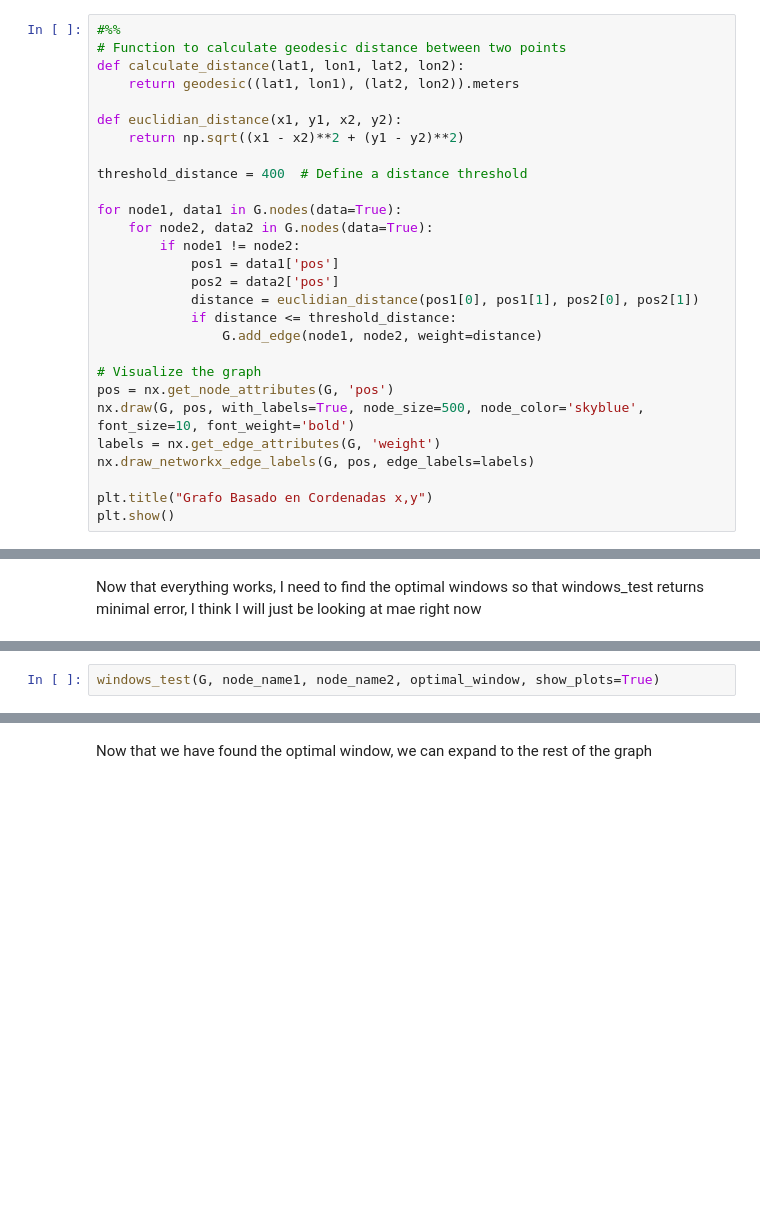
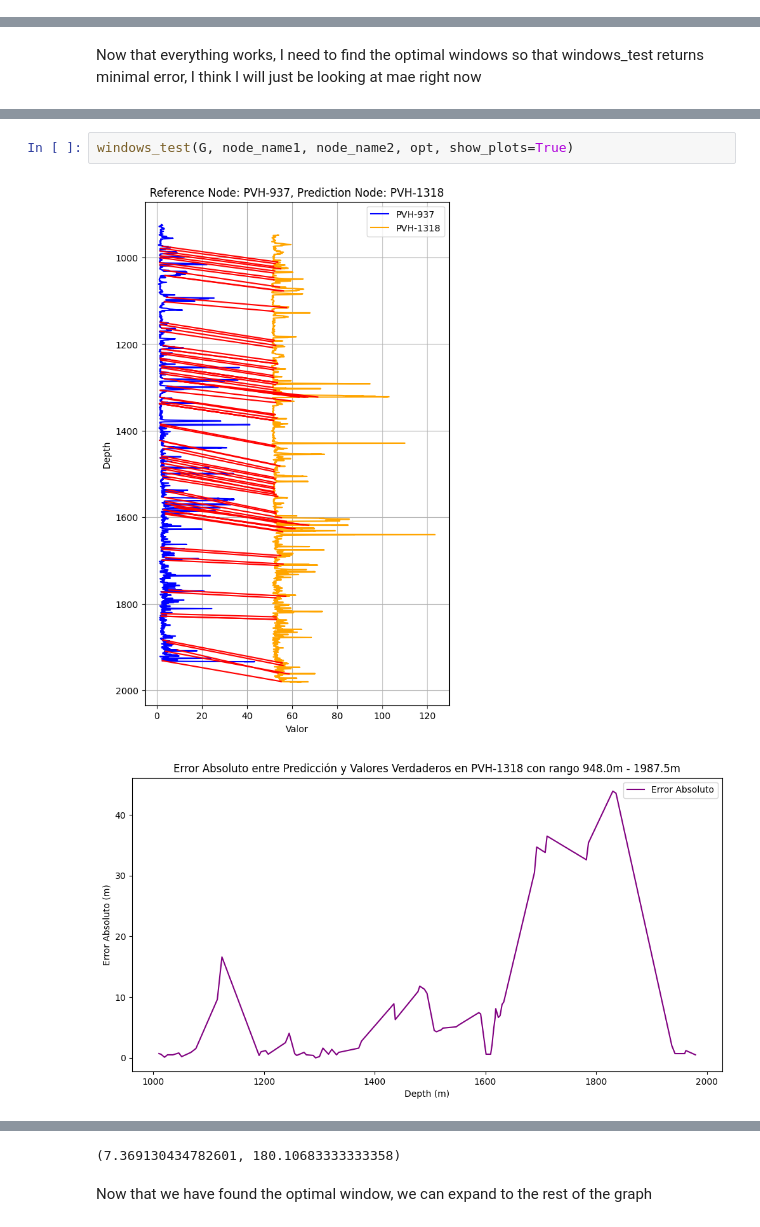
Before and after one commit to scast3/dtw_tool, a Jupyter notebook: window_optimization.ipynb, the cells around one changed output, grey strips where cells are left out. Cells and saved outputs as stored; diff of their text form; blank space fills up the shorter version.

```diff
--- a/window_optimization.ipynb
+++ b/window_optimization.ipynb
@@ -114,28 +0,0 @@ Un grafo ciclico con 3 nodos, esto podria cambiar en el futuro
-# %%
-#%%
-# Function to calculate geodesic distance between two points
-def calculate_distance(lat1, lon1, lat2, lon2):
-    return geodesic((lat1, lon1), (lat2, lon2)).meters
-
-def euclidian_distance(x1, y1, x2, y2):
-    return np.sqrt((x1 - x2)**2 + (y1 - y2)**2)
-
-threshold_distance = 400  # Define a distance threshold
-
-for node1, data1 in G.nodes(data=True):
-    for node2, data2 in G.nodes(data=True):
-        if node1 != node2:
-            pos1 = data1['pos']
-            pos2 = data2['pos']
-            distance = euclidian_distance(pos1[0], pos1[1], pos2[0], pos2[1])
-            if distance <= threshold_distance:
-                G.add_edge(node1, node2, weight=distance)
-
-# Visualize the graph
-pos = nx.get_node_attributes(G, 'pos')
-nx.draw(G, pos, with_labels=True, node_size=500, node_color='skyblue', font_size=10, font_weight='bold')
-labels = nx.get_edge_attributes(G, 'weight')
-nx.draw_networkx_edge_labels(G, pos, edge_labels=labels)
-
-plt.title("Grafo Basado en Cordenadas x,y")
-plt.show()
@@ -514,2 +29,5 @@ print(f"Minimum mse: {error}")
 # %%
-windows_test(G, node_name1, node_name2, optimal_window, show_plots=True)
+windows_test(G, node_name1, node_name2, opt, show_plots=True)
+# %% [output]
+[figure, added]
+[figure, added]
@@ -516,3 +35,4 @@ windows_test(G, node_name1, node_name2, optimal_window, show_plots=True)
+(7.369130434782601, 180.10683333333358)
 # %% [markdown]
 Now that we have found the optimal window, we can expand to the rest of the graph
 # %%
```
Also changed, not shown: parts of 21 cells of this notebook, 1 other file.
